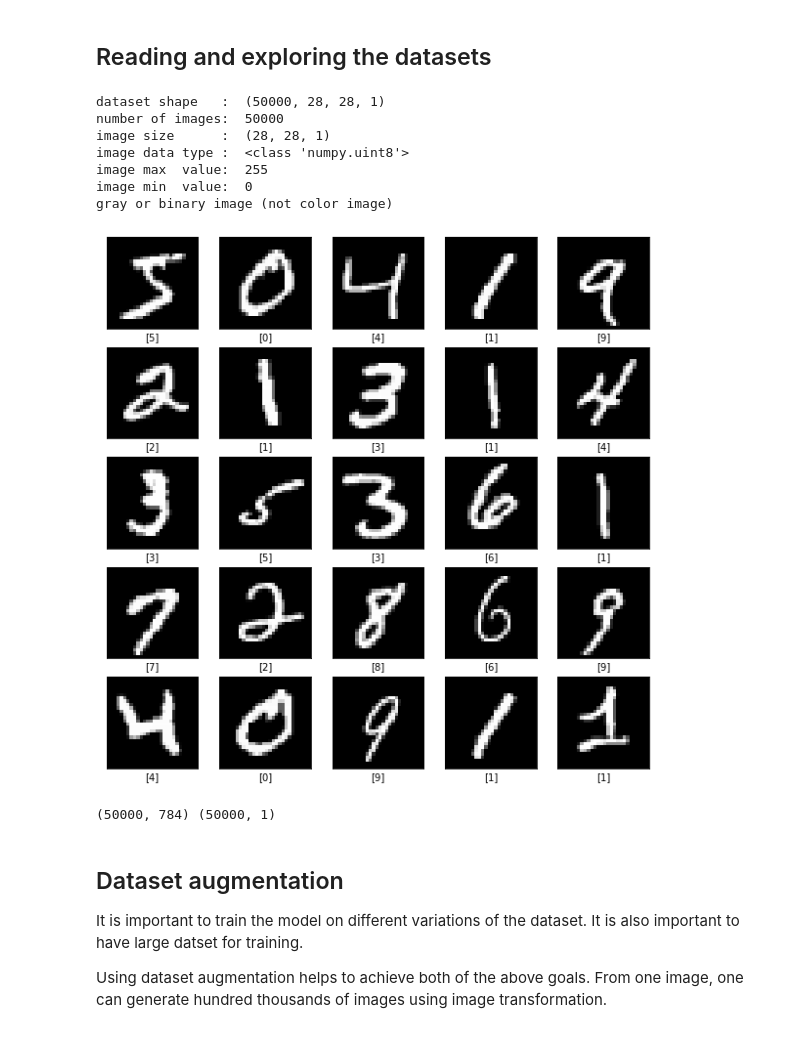
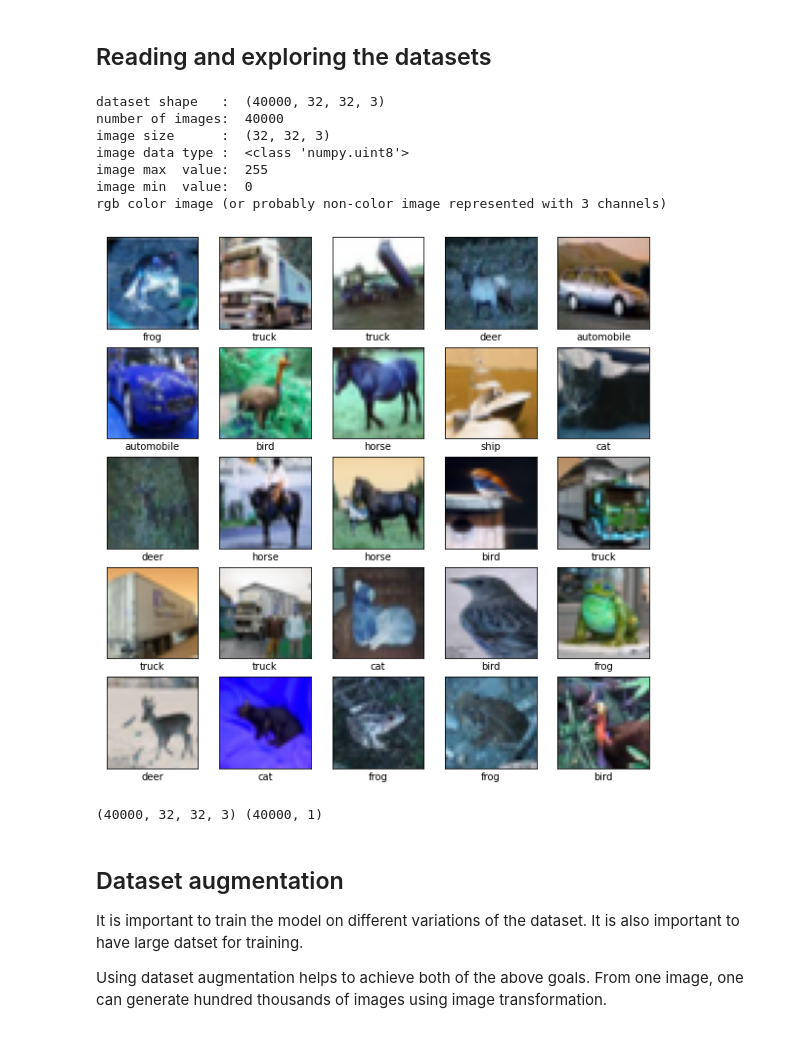
Before and after one commit to MedicalImageAnalysisTutorials/DeepLearning4All, a Jupyter notebook: IA_DNN_ImageClassification.ipynb, the cells around one changed output. Cells and saved outputs as stored; diff of their text form; code cells hidden in the pictures.

```diff
--- a/IA_DNN_ImageClassification.ipynb
+++ b/IA_DNN_ImageClassification.ipynb
@@ -71,8 +71,8 @@ I will use two popular public datasets [MINST](http://yann.lecun.com/exdb/mnist/
 # %% [markdown]
 ## Reading and exploring the datasets
 # %%
-datasetID = 1  # minst is selected by default, for cifar10 use 2
-NNID      = 1  # NN is by default, for DNN use 2
+datasetID = 2  # minst is selected by default, for cifar10 use 2
+NNID      = 2  # NN is by default, for DNN use 2
 number_of_classes = 10  # each datasets have 10 classes
 
 
@@ -155,39 +155,39 @@ plt.show()
 
 # normalisation
 x_train = np.array([ x/255.0 for x in x_train])
 x_val   = np.array([ x/255.0 for x in x_val])
 x_test  = np.array([ x/255.0 for x in x_test])
 #y_train = y_train.astype(np.float32)
 
 # for NN we need 1D
 if NNID ==1:
    x_train = np.reshape(x_train, (-1, number_of_pixels))
    x_val   = np.reshape(x_val,  (-1, number_of_pixels))
    x_test  = np.reshape(x_test , (-1, number_of_pixels))
 
 # Prepare the training dataset.
 print(x_train.shape,y_train.shape)
 train_dataset = tf.data.Dataset.from_tensor_slices((x_train, y_train))
 train_dataset = train_dataset.shuffle(buffer_size=1024).batch(batch_size)
 #train_dataset = tf.data.Dataset.from_tensor_slices((x_train, y_train)).batch(batch_size)
 
 # Prepare the validation dataset.
 val_dataset = tf.data.Dataset.from_tensor_slices((x_val, y_val))
 val_dataset = val_dataset.batch(batch_size)
 
 # Prepare the test dataset.
 tst_dataset = tf.data.Dataset.from_tensor_slices((x_test, y_test))
 tst_dataset = tst_dataset.batch(batch_size)
 # %% [output]
-dataset shape   :  (50000, 28, 28, 1)
-number of images:  50000
-image size      :  (28, 28, 1)
+dataset shape   :  (40000, 32, 32, 3)
+number of images:  40000
+image size      :  (32, 32, 3)
 image data type :  <class 'numpy.uint8'>
 image max  value:  255
 image min  value:  0
-gray or binary image (not color image)
+rgb color image (or probably non-color image represented with 3 channels)
-[figure, old version]
+[figure, new version]
-(50000, 784) (50000, 1)
+(40000, 32, 32, 3) (40000, 1)
 # %% [markdown]
 ## Dataset augmentation
 
```
Also changed, not shown: parts of 4 cells of this notebook.
